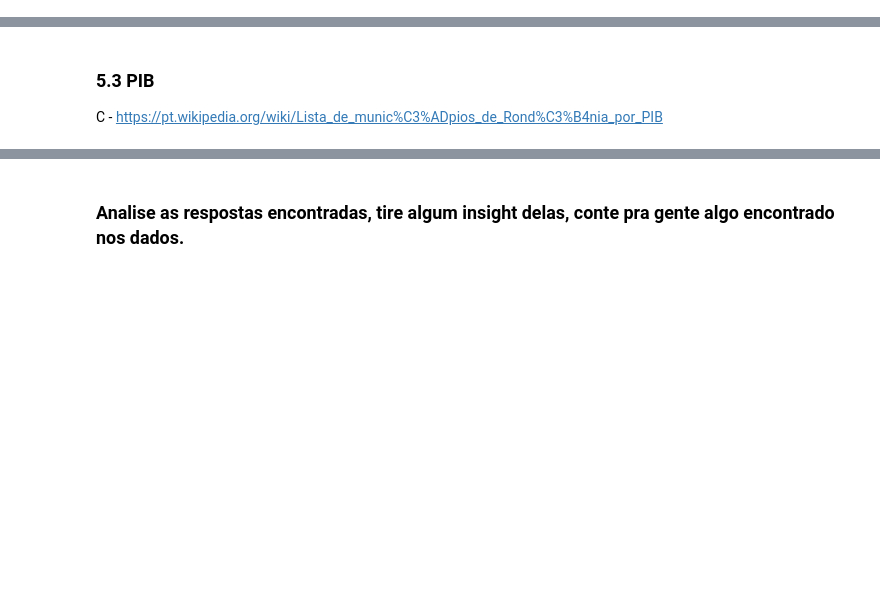
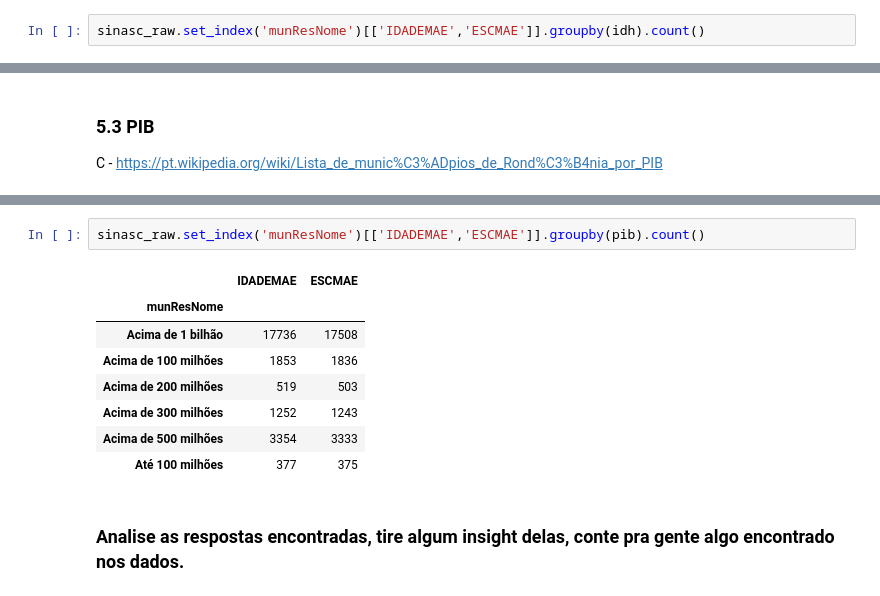
Before and after one commit to RochaKleiton/EBAC_voltazero, a Jupyter notebook: Modulos/09/Mod9Tarefa2.ipynb, the cells around one changed output, grey strips where cells are left out. Cells and saved outputs as stored; diff of their text form; blank space fills up the shorter version.

```diff
--- a/Modulos/09/Mod9Tarefa2.ipynb
+++ b/Modulos/09/Mod9Tarefa2.ipynb
@@ -198,0 +234,2 @@ A - https://pt.wikipedia.org/wiki/Lista_de_munic%C3%ADpios_de_Rond%C3%B4nia_por_
+# %%
+sinasc_raw.set_index('munResNome')[['IDADEMAE','ESCMAE']].groupby(idh).count()
@@ -205,3 +366,14 @@ C - https://pt.wikipedia.org/wiki/Lista_de_munic%C3%ADpios_de_Rond%C3%B4nia_por_
+# %%
+sinasc_raw.set_index('munResNome')[['IDADEMAE','ESCMAE']].groupby(pib).count()
+# %% [output]
+|  | IDADEMAE | ESCMAE |
+| munResNome |  |  |
+| Acima de 1 bilhão | 17736 | 17508 |
+| Acima de 100 milhões | 1853 | 1836 |
+| Acima de 200 milhões | 519 | 503 |
+| Acima de 300 milhões | 1252 | 1243 |
+| Acima de 500 milhões | 3354 | 3333 |
+| Até 100 milhões | 377 | 375 |
 # %% [markdown]
 ### Analise as respostas encontradas, tire algum insight delas, conte pra gente algo encontrado nos dados.
 # %% [markdown]
```
Also changed, not shown: parts of 15 cells of this notebook.
